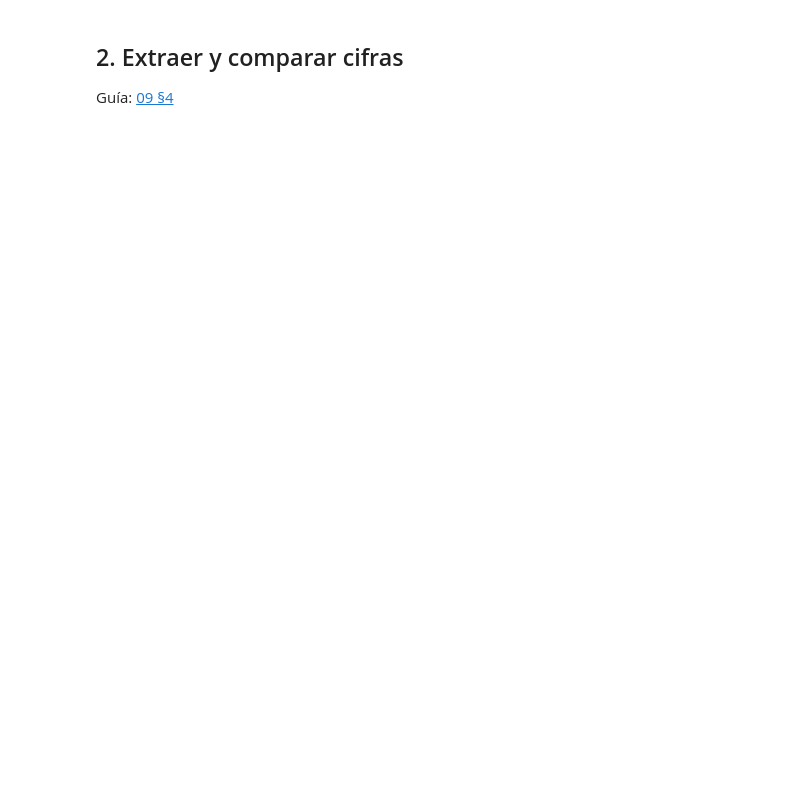
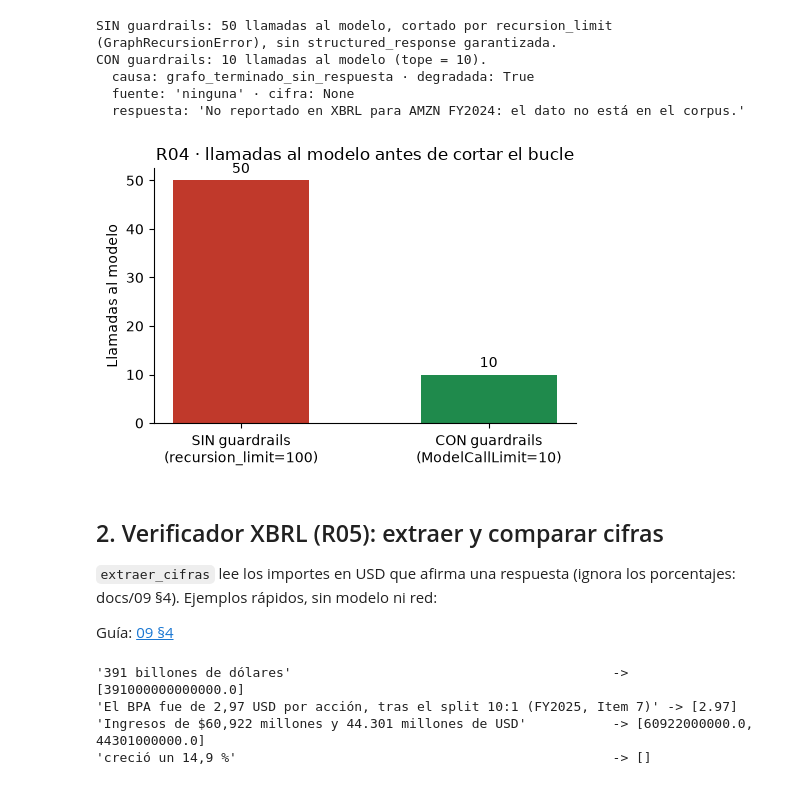
Before and after one commit to Romequinco/10k-financial-agent, a Jupyter notebook: notebooks/06_guardrails.ipynb, the cells around one changed output. Drawn from its saved outputs; the diff is of its cells as text; code cells hidden in the pictures; blank space fills up the shorter version.

```diff
--- a/notebooks/06_guardrails.ipynb
+++ b/notebooks/06_guardrails.ipynb
@@ -24,11 +122,77 @@ if EJECUTAR:
 
 Guía: [09 §2](../docs/09_skill_guardrails_middleware_xbrl.md)
 # %%
-# TODO: guardrails.middleware_final()
+AMZN_GROSS = {"ticker": "AMZN", "fiscal_year": 2025, "concept": "GrossProfit"}
+PREGUNTA_BUCLE = "¿Cuál fue el margen bruto de AMZN en el ejercicio fiscal 2025?"
+
+
+def bucle_infinito():
+    """El modelo pide SIEMPRE get_xbrl_fact, alternando el ejercicio: nunca produce RespuestaFinanciera."""
+    i = 0
+    while True:
+        i += 1
+        yield tc("get_xbrl_fact", {**AMZN_GROSS, "fiscal_year": 2024 if i % 2 else 2025}, i)
+
+
+# SIN guardrails: solo el arnés (recursion_limit=100, igual que el baseline). El modelo nunca se
+# rinde, así que el grafo corta por recursion_limit con GraphRecursionError (sin middleware, cada
+# vuelta cuesta ~2 pasos: se agotan en torno a 50 tool calls, docs/09 §2).
+res_sin, modelo_sin = correr_agente(bucle_infinito(), middleware=[], recursion_limit=100,
+                                    pregunta=PREGUNTA_BUCLE)
+
+# CON guardrails: la pila real del sistema final. ModelCallLimit(10, "end") corta a las 10
+# llamadas al modelo y GuardrailsFinal.after_agent rescata una respuesta honesta del ledger.
+res_con, modelo_con = correr_agente(bucle_infinito(), middleware=g.middleware_final(),
+                                    pregunta=PREGUNTA_BUCLE)
+
+resp_con = res_con["structured_response"]
+guard_con = res_con.get("guard") or {}
+print(f"SIN guardrails: {modelo_sin.n} llamadas al modelo, "
+      f"{'cortado por recursion_limit (GraphRecursionError)' if res_sin is None else 'terminó solo'}, "
+      "sin structured_response garantizada.")
+print(f"CON guardrails: {modelo_con.n} llamadas al modelo (tope = {g.RUN_LIMIT_MODELO}).")
+print(f"  causa: {guard_con.get('causa')} · degradada: {guard_con.get('degradada')}")
+print(f"  fuente: {resp_con.fuente!r} · cifra: {resp_con.cifra!r}")
+print(f"  respuesta: {resp_con.respuesta!r}")
+assert modelo_con.n <= g.RUN_LIMIT_MODELO
+assert resp_con.fuente == "ninguna" and resp_con.cifra is None      # nunca inventa el margen bruto
+# %% [output]
+SIN guardrails: 50 llamadas al modelo, cortado por recursion_limit (GraphRecursionError), sin structured_response garantizada.
+CON guardrails: 10 llamadas al modelo (tope = 10).
+  causa: grafo_terminado_sin_respuesta · degradada: True
+  fuente: 'ninguna' · cifra: None
+  respuesta: 'No reportado en XBRL para AMZN FY2024: el dato no está en el corpus.'
+# %%
+fig, ax = plt.subplots(figsize=(5, 3.5))
+etiquetas_barras = ["SIN guardrails\n(recursion_limit=100)", f"CON guardrails\n(ModelCallLimit={g.RUN_LIMIT_MODELO})"]
+valores_barras = [modelo_sin.n, modelo_con.n]
+barras = ax.bar(etiquetas_barras, valores_barras, color=[COLOR_SIN, COLOR_CON], width=0.55)
+ax.bar_label(barras, padding=3)
+ax.set_ylabel("Llamadas al modelo")
+ax.set_title("R04 · llamadas al modelo antes de cortar el bucle")
+ax.spines[["top", "right"]].set_visible(False)
+plt.tight_layout()
+plt.show()
+# %% [output]
+[figure, added]
 # %% [markdown]
-## 2. Extraer y comparar cifras
+## 2. Verificador XBRL (R05): extraer y comparar cifras
+
+`extraer_cifras` lee los importes en USD que afirma una respuesta (ignora los porcentajes: docs/09 §4). Ejemplos rápidos, sin modelo ni red:
 
 Guía: [09 §4](../docs/09_skill_guardrails_middleware_xbrl.md)
 # %%
-# TODO: guardrails.extraer_cifras
+ejemplos_prosa = [
+    "391 billones de dólares",
+    "El BPA fue de 2,97 USD por acción, tras el split 10:1 (FY2025, Item 7)",
+    "Ingresos de $60,922 millones y 44.301 millones de USD",
+    "creció un 14,9 %",  # los porcentajes no cuentan como cifra XBRL
+]
+for texto in ejemplos_prosa:
+    print(f"{texto!r:65s} -> {g.extraer_cifras(texto)}")
+# %% [output]
+'391 billones de dólares'                                         -> [391000000000000.0]
+'El BPA fue de 2,97 USD por acción, tras el split 10:1 (FY2025, Item 7)' -> [2.97]
+'Ingresos de $60,922 millones y 44.301 millones de USD'           -> [60922000000.0, 44301000000.0]
+'creció un 14,9 %'                                                -> []
 # %% [markdown]
```
Also changed, not shown: parts of 11 cells of this notebook, 56 other files.
